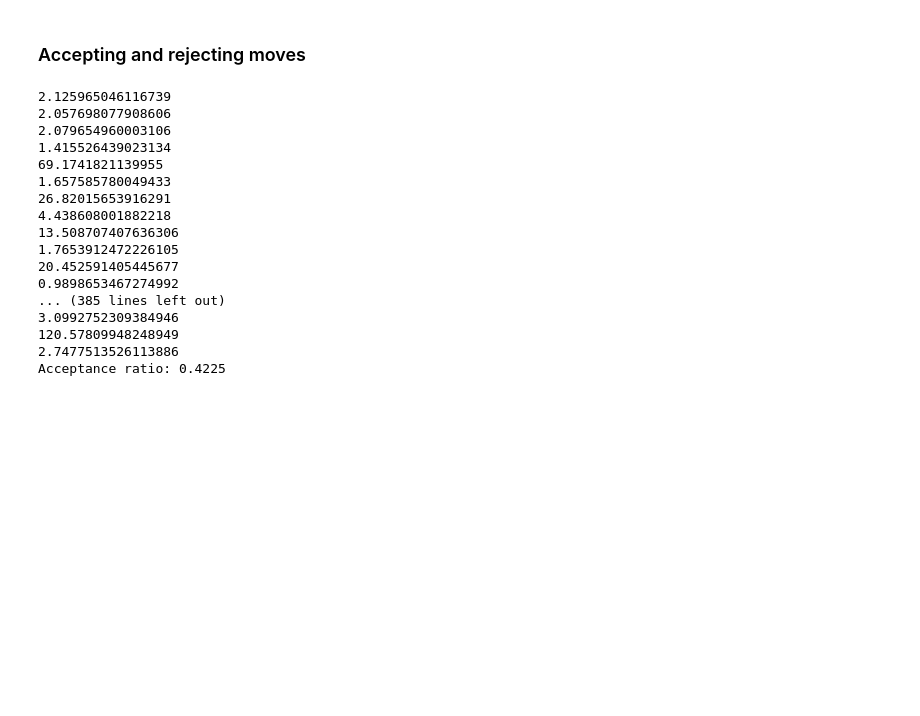
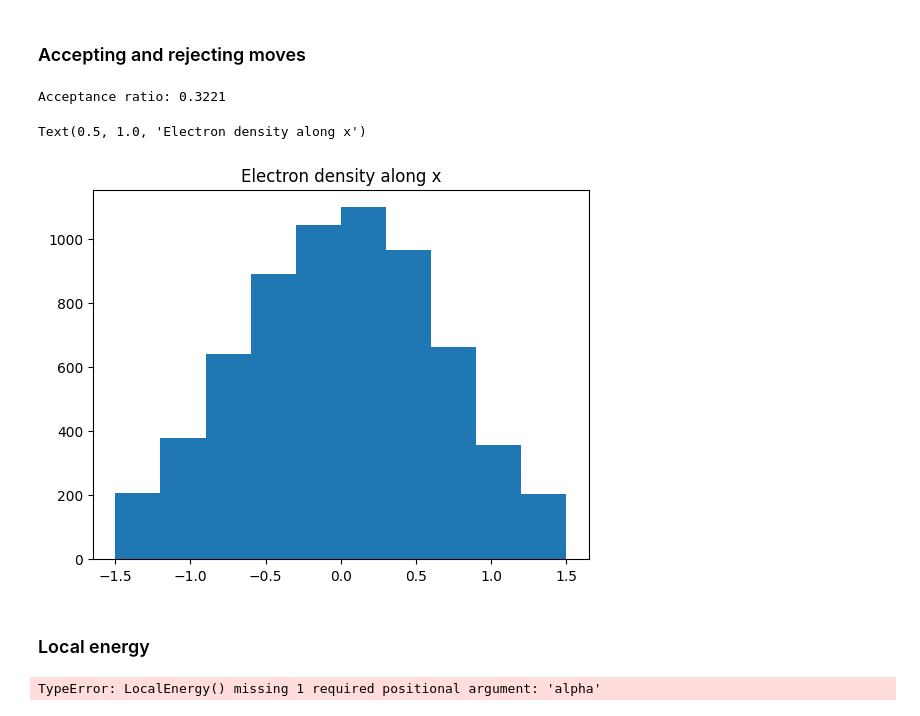
Before and after one commit to Parvfect/QVMC, a Jupyter notebook: intro.ipynb, the cells around one changed output. Drawn from its saved outputs; the diff is of its cells as text; code cells hidden in the pictures; blank space fills up the shorter version.

```diff
--- a/intro.ipynb
+++ b/intro.ipynb
@@ -11,5 +22,5 @@ def modulo(x):
 # %% [markdown]
 ### Trial Wavefunction 1 - Gaussian with a variational width
 # %%
-def psi(coords, ions, alpha=0.5):
-    return math.exp(-alpha * (modulo(coords[0]) ** 2 + modulo(coords[1]) ** 2))
+def psi(coords, ions=None, alpha=0.5):
+    return math.exp(- alpha * (modulo(coords[0]) + modulo(coords[1])))
@@ -30,55 +28,60 @@ assert WaveFunction1_test1(psi)
 ### Accepting and rejecting moves
 # %%
 def VMC(WF, ions, numSteps):
+
+    ratios = []
+    coords_arr = []
+
     R = np.zeros((2, 2), float)
     movesAttempted = 0.0
     movesAccepted = 0.0
-    coords = np.array([[1.0, 0.5, 0.3], [-0.2, 0.1, -0.1]])
+    coords = np.zeros((2, 3))
     original_WF = WF(coords, ions)
     for step in range(numSteps):
         for ptcl in range(len(R)):
             a = 5  # Define movement parameters
             # Implement move for particle 'ptcl'
-            delta = 0.01
-            move_coords = delta * np.random.rand(3)
+            delta = 1
+            move_coords = delta * 1.5 * np.random.rand(3)
+            move_coords[2] = 0
             new_coords = coords.copy()
-            new_coords[ptcl] += move_coords
+
+            if random.random() <= 0.5:
+                new_coords[ptcl] += move_coords
+            else:
+                new_coords[ptcl] -= move_coords
+
             new_WF = WF(new_coords, ions)
 
             if new_WF:
 
                 ratio = (new_WF / original_WF) ** 2
-                print(ratio)
 
-                if ratio > a:
+                if random.random() <= ratio:
                     movesAccepted += 1
+                    coords_arr.append(new_coords[ptcl])
+                    #coords = new_coords.copy()
+                    #original_WF = new_WF
 
+                ratio = min(1, ratio)
+                ratios.append(ratio)
 
             movesAttempted += 1
 
-
-            # Decide if move is accepted or rejected
-            # Update movesAttempted and movesAccepted
-    print("Acceptance ratio:", movesAccepted / movesAttempted)
-    return
+    print("Acceptance ratio:", movesAccepted/movesAttempted)
+    return coords_arr
 # %%
 ions = np.array([[-0.7, 0.0, 0.0], [0.7, 0.0, 0.0]])
-VMC(psi, ions=ions, numSteps=200)
+coords_arr = VMC(psi, ions=ions, numSteps=10000)
 # %% [output]
-2.125965046116739
-2.057698077908606
-2.079654960003106
-1.415526439023134
-69.1741821139955
-1.657585780049433
-26.82015653916291
-4.438608001882218
-13.508707407636306
-1.7653912472226105
-20.452591405445677
-0.9898653467274992
-... (385 lines left out)
-3.0992752309384946
-120.57809948248949
-2.7477513526113886
-Acceptance ratio: 0.4225
+Acceptance ratio: 0.3221
+# %%
+coords_x = [i[0] for i in coords_arr]
+# %%
+plt.hist(coords_x)
+plt.title("Electron density along x")
+# %% [output]
+Text(0.5, 1.0, 'Electron density along x')
+[figure, added]
+# %% [markdown]
+### Local energy
@@ -84,0 +119,12 @@ Acceptance ratio: 0.4225
+# %%
+
+R = np.zeros((2,3), float)
+R[0] = [1.0, 0.3, 0.2]
+R[1] = [2.0, -0.2, 0.1]
+
+# Set your ions so that the bond length is 1.4
+ions = np.array([[-0.7, 0.0, 0.0], [0.7, 0.0, 0.0]])
+
+print(LocalEnergy(psi, R, ions))
+# %% [output]
+TypeError: LocalEnergy() missing 1 required positional argument: 'alpha'
```
Also changed, not shown: parts of 12 cells of this notebook.
